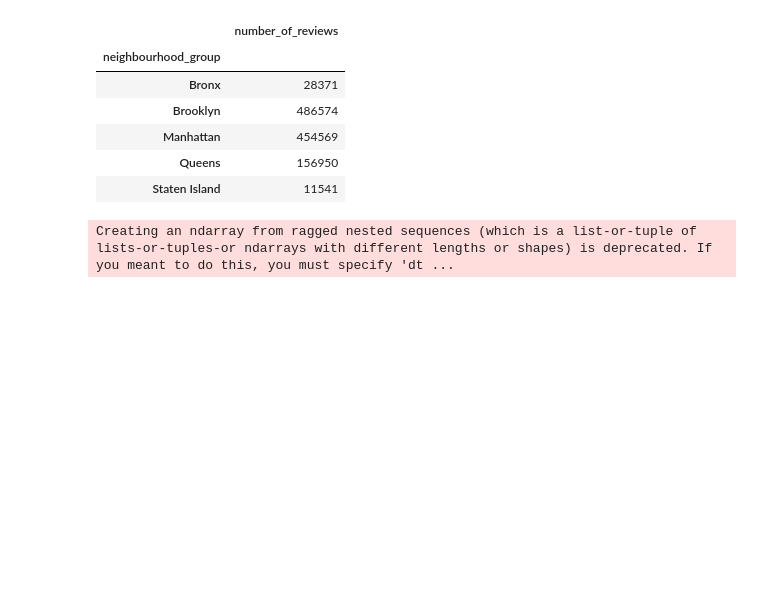
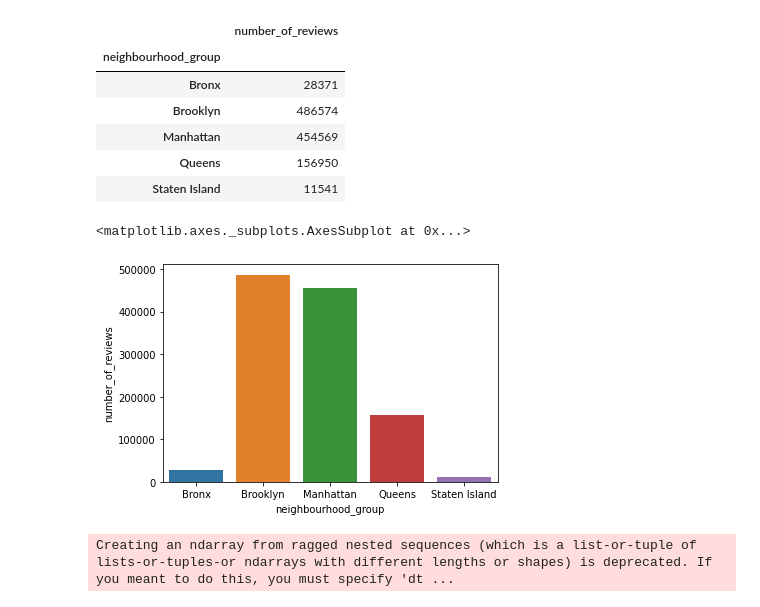
Before and after one commit to sravyagadam/EDA_Capstone, a Jupyter notebook: Copy_of_Airbnb_Bookings_Analysis_Capstone_Project.ipynb, the cells around one changed output. Cells and saved outputs as stored; diff of their text form; code cells hidden in the pictures; blank space fills up the shorter version.

```diff
--- a/Copy_of_Airbnb_Bookings_Analysis_Capstone_Project.ipynb
+++ b/Copy_of_Airbnb_Bookings_Analysis_Capstone_Project.ipynb
@@ -145,6 +145,13 @@ airbnb_reviews
 | Manhattan | 454569 |
 | Queens | 156950 |
 | Staten Island | 11541 |
+# %%
+reviews_grouped=airbnb[['neighbourhood_group','number_of_reviews']].groupby(by='neighbourhood_group').sum().reset_index()
+# %%
+sns.barplot(data=reviews_grouped,x='neighbourhood_group',y='number_of_reviews')
+# %% [output]
+<matplotlib.axes._subplots.AxesSubplot at 0x...>
+[figure, added]
 # %%
 
 fig = plt.figure(figsize=(10,8))
```
Also changed, not shown: parts of 2 cells of this notebook.
